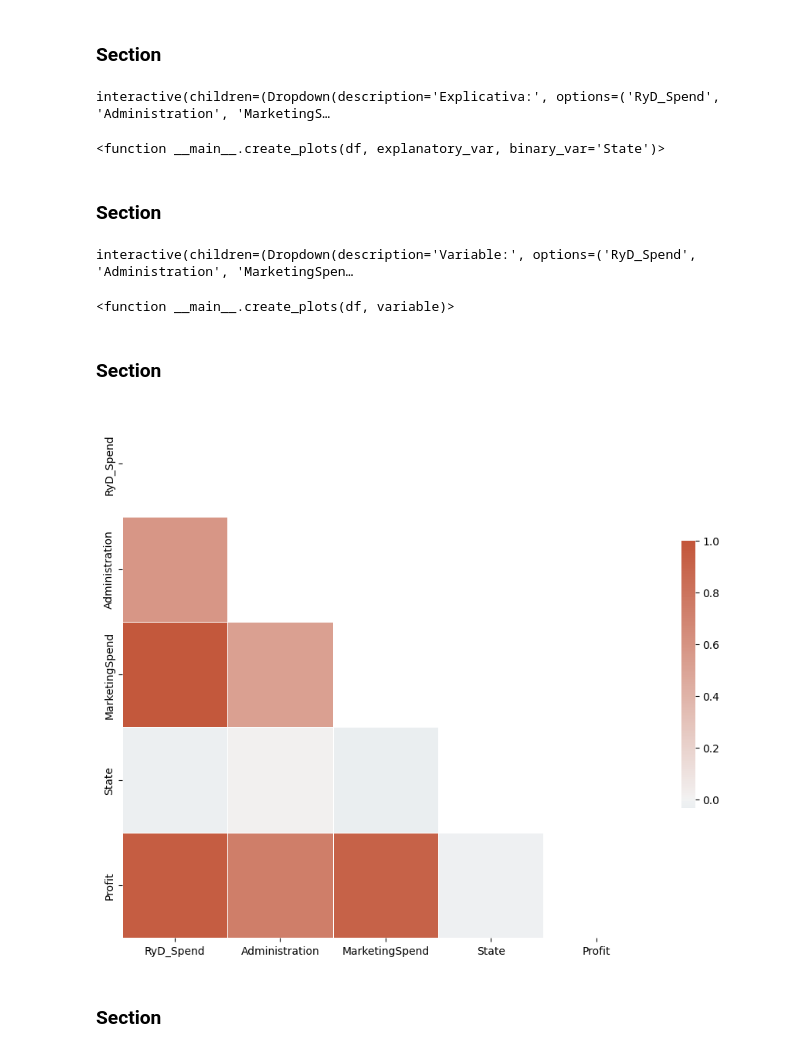
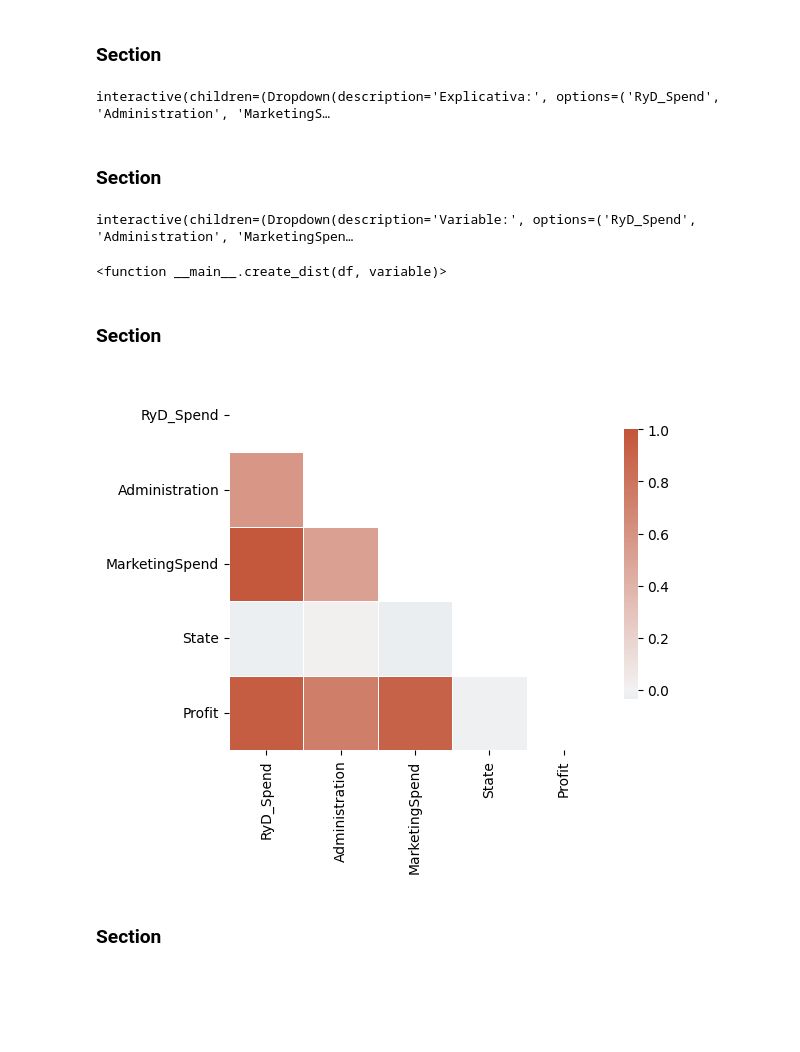
Before and after one commit to Simon890/mineria_datos, a Jupyter notebook: TP2.ipynb, the cells around one changed output. Drawn from its saved outputs; the diff is of its cells as text; code cells hidden in the pictures; blank space fills up the shorter version.

```diff
--- a/TP2.ipynb
+++ b/TP2.ipynb
@@ -134,53 +149,48 @@ sns.boxplot(companies), plt.show()
 # %% [markdown]
 ### Section
 # %%
+def create_plots(df, explanatory_var, class_var, class_value):
+    if class_value != 'Todas':
+        df = df[df[class_var] == class_value]
 
-def create_plots(df, explanatory_var, binary_var='State'):
-    fig, axs = plt.subplots(3, 1, figsize=(6,6))
+    fig, axs = plt.subplots(3, 1, figsize=(6,8))
 
-    # es un grafico de una sola dimension que le da grosor en el eje y solo por facilidad de visualizacion, separa las clases en colores
-    sns.stripplot(x=explanatory_var, y=[""]*len(df), hue=binary_var, data=df, jitter=True, ax=axs[0])
-    axs[0].set_title('Distribución de ' + explanatory_var + ' con respecto a ' + binary_var)
+    sns.stripplot(x=explanatory_var, y=[""]*len(df), hue=class_var, data=df, jitter=True, ax=axs[0])
+    axs[0].set_title('Distribución de ' + explanatory_var + ' con respecto a ' + class_var)
     axs[0].legend('')
     axs[0].set_xlabel("")
 
-    # crea distribucion en boxplot de la variable separado por clase
-    sns.boxplot(y=binary_var, x=explanatory_var, data=df, orient='h', ax=axs[1])
+    sns.boxplot(y=class_var, x=explanatory_var, data=df, orient='h', ax=axs[1])
     axs[1].legend('')
     axs[1].set_xlabel("")
 
-    # distribuciones de densidad por clases
-    sns.kdeplot(data=df, x=explanatory_var, hue=binary_var, fill=True, ax=axs[2])
+    sns.kdeplot(data=df, x=explanatory_var, hue=class_var, fill=True, ax=axs[2])
     axs[2].set_xlabel(explanatory_var)
     axs[2].legend('')
 
     plt.tight_layout()
     plt.show()
 
-# Crear selector de variable explicativa
 explanatory_var_widget = widgets.Dropdown(
     options=[col for col in companies.columns if col not in ['State']],
     description='Explicativa:',
 )
 
-# Usar interact para crear la actualizar el grafico en un cambio
-interact(create_plots, df=widgets.fixed(companies), explanatory_var=explanatory_var_widget)
+class_value_widget = widgets.Dropdown(
+    options=['Todas'] + list(companies['State'].unique()),
+    description='State:',
+)
+
+interact(create_plots, df=widgets.fixed(companies), explanatory_var=explanatory_var_widget, class_var=widgets.fixed('State'), class_value=class_value_widget)
 # %% [output]
 interactive(children=(Dropdown(description='Explicativa:', options=('RyD_Spend', 'Administration', 'MarketingS…
-<function __main__.create_plots(df, explanatory_var, binary_var='State')>
 # %% [markdown]
 ### Section
 # %%
-# Crear un diccionario de colores
-color_dict = {
-    'RyD_Spend': '#D18CE0',
-    'Administration': '#FF5733',
-    'MarketingSpend': '#C70039',
-    'State': '#900C3F',
-    'Profit': '#581845'
-}
+def create_dist(df, variable):
+    # Crear un diccionario de colores
+    color_dict = {col: color for col, color in zip(df.columns, sns.color_palette("hsv", len(df.columns)))}
 
-def create_plots(df, variable):
     fig, ax = plt.subplots(figsize=(10, 4))
 
     # Boxplot
@@ -192,11 +202,11 @@ def create_plots(df, variable):
     vp = ax.violinplot(df[variable], points=500, showmeans=False, showextrema=False, showmedians=False, vert=False)
     vp['bodies'][0].get_paths()[0].vertices[:, 1] = np.clip(vp['bodies'][0].get_paths()[0].vertices[:, 1], 0.8, 1.2)
     vp['bodies'][0].set_color(color_dict[variable])
-    vp['bodies'][0].set_alpha(0.7)
+    vp['bodies'][0].set_alpha(0.25)
 
     # Scatter plot
-    y = np.full(len(df[variable]), 0.8) + np.random.uniform(low=-.1, high=.1, size=len(df[variable]))
-    ax.scatter(df[variable], y, s=3, c=color_dict[variable])
+    y = np.full(len(df[variable]), 0.75) + np.random.uniform(low=-.05, high=.05, size=len(df[variable]))
+    ax.scatter(df[variable], y, s=8, color=color_dict[variable], alpha=0.5)
 
     # Configurar títulos y etiquetas
     ax.set_title(variable)
@@ -212,42 +222,44 @@ variable_widget = widgets.Dropdown(
 )
 
 # Usar interact para crear la actualizar el grafico en un cambio
-interact(create_plots, df=widgets.fixed(companies), variable=variable_widget)
+interact(create_dist, df=widgets.fixed(companies), variable=variable_widget)
 # %% [output]
 interactive(children=(Dropdown(description='Variable:', options=('RyD_Spend', 'Administration', 'MarketingSpen…
-<function __main__.create_plots(df, variable)>
+<function __main__.create_dist(df, variable)>
 # %% [markdown]
 ### Section
 # %%
-def grafico_correlacion(df):
-    # Hacer un encoding de frecuencia para la variable categórica
-    encoding = df.groupby('State').size()
-    encoding = encoding / len(df)
-    df['State'] = df['State'].map(encoding)
+def grafico_correlacion(df, columnas):
+    df_copy = df.copy()  # Hacer una copia del dataframe
+
+    for columna in columnas:
+        # Hacer un encoding de frecuencia para la variable categórica
+        encoding = df_copy.groupby(columna).size()
+        encoding = encoding / len(df_copy)
+        df_copy[columna] = df_copy[columna].map(encoding)
 
     # Calcular la matriz de correlación
-    corr = df.corr()
+    corr = df_copy.corr()
 
     # Crear una máscara para el triángulo superior
     mask = np.triu(np.ones_like(corr, dtype=bool))
 
     # Configurar la figura de matplotlib
-    fig, ax = plt.subplots(figsize=(11, 9))
+    fig, ax = plt.subplots(figsize=(6, 7))
 
     # Generar un mapa de colores divergentes personalizado
     cmap = sns.diverging_palette(230, 20, as_cmap=True)
 
     # Dibujar el mapa de calor con la máscara y la relación de aspecto correcta
     sns.heatmap(corr, mask=mask, cmap=cmap, vmax=1, center=0,
                 square=True, linewidths=.5, cbar_kws={"shrink": .5})
 
     # Mostrar el gráfico
     plt.show()
 
-# Ejemplo de uso de la función con el dataframe companies y la variable 'state'
-grafico_correlacion(companies)
+grafico_correlacion(companies, ['State'])
 # %% [output]
-[figure, old version]
+[figure, new version]
 # %% [markdown]
 ### Section
 # %%
```
Also changed, not shown: parts of 26 cells of this notebook.
